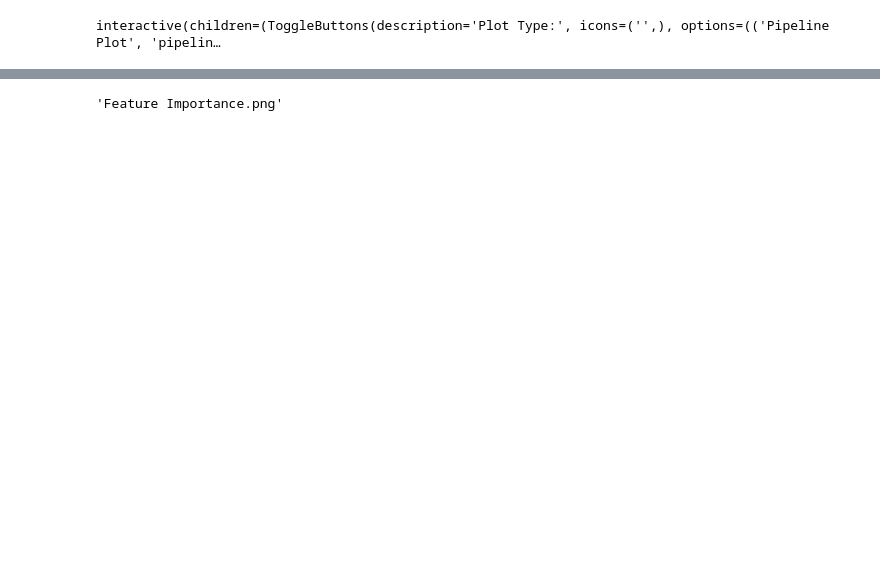
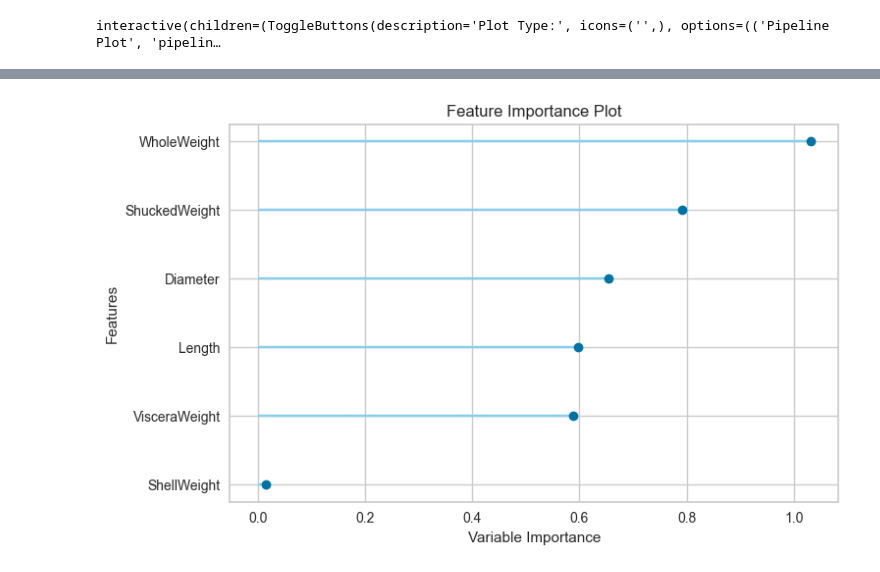
Before and after one commit to parmida-chbsz/ML_Final_Project_Abalone, a Jupyter notebook: abalone_sex_classification.ipynb, the cells around one changed output, grey strips where cells are left out. Cells and saved outputs as stored; diff of their text form; code cells hidden in the pictures; blank space fills up the shorter version.

```diff
--- a/abalone_sex_classification.ipynb
+++ b/abalone_sex_classification.ipynb
@@ -171,6 +259,6 @@ plot_model(final_model, plot='class_report', save=True)
 # %%
-plot_model(final_model, plot='feature', save=True)
+plot_model(final_model, plot='feature')
 # %% [output]
 [interactive output not drawn]
-'Feature Importance.png'
+[figure, added]
 # %%
```
Also changed, not shown: parts of 25 cells of this notebook.
